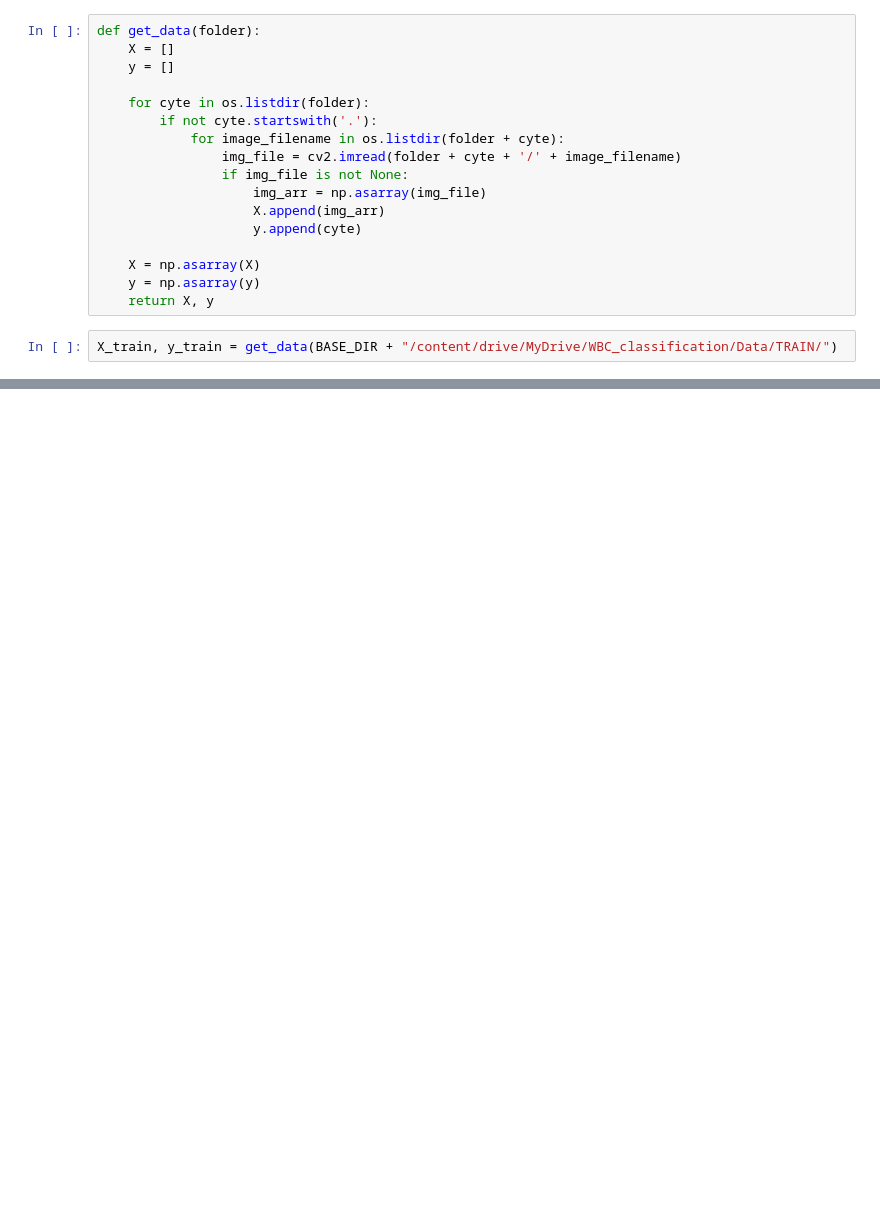
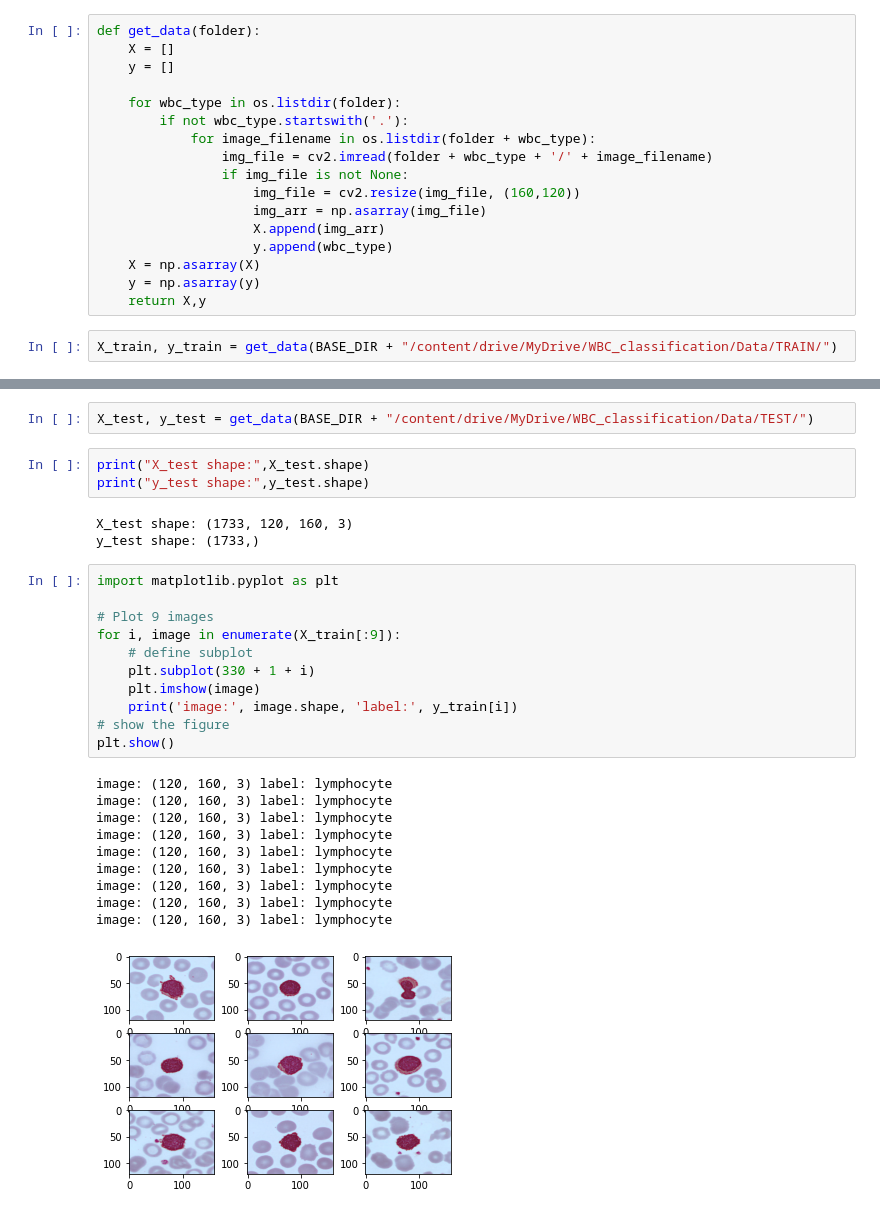
Before and after one commit to PTson2207/Classification-WBC, a Jupyter notebook: First_Classification.ipynb, the cells around one changed output, grey strips where cells are left out. Saved outputs shown, nothing was run; the diff lists cells and outputs as text; blank space fills up the shorter version.

```diff
--- a/First_Classification.ipynb
+++ b/First_Classification.ipynb
@@ -22,17 +26,17 @@ def get_data(folder):
     X = []
     y = []
 
-    for cyte in os.listdir(folder):
-        if not cyte.startswith('.'):
-            for image_filename in os.listdir(folder + cyte):
-                img_file = cv2.imread(folder + cyte + '/' + image_filename)
+    for wbc_type in os.listdir(folder):
+        if not wbc_type.startswith('.'):
+            for image_filename in os.listdir(folder + wbc_type):
+                img_file = cv2.imread(folder + wbc_type + '/' + image_filename)
                 if img_file is not None:
+                    img_file = cv2.resize(img_file, (160,120))
                     img_arr = np.asarray(img_file)
                     X.append(img_arr)
-                    y.append(cyte)
-
+                    y.append(wbc_type)
     X = np.asarray(X)
     y = np.asarray(y)
-    return X, y
+    return X,y
 # %%
 X_train, y_train = get_data(BASE_DIR + "/content/drive/MyDrive/WBC_classification/Data/TRAIN/")
@@ -38,0 +49,30 @@ X_train, y_train = get_data(BASE_DIR + "/content/drive/MyDrive/WBC_classificatio
+# %%
+X_test, y_test = get_data(BASE_DIR + "/content/drive/MyDrive/WBC_classification/Data/TEST/")
+# %%
+print("X_test shape:",X_test.shape)
+print("y_test shape:",y_test.shape)
+# %% [output]
+X_test shape: (1733, 120, 160, 3)
+y_test shape: (1733,)
+# %%
+import matplotlib.pyplot as plt
+
+# Plot 9 images
+for i, image in enumerate(X_train[:9]):
+    # define subplot
+    plt.subplot(330 + 1 + i)
+    plt.imshow(image)
+    print('image:', image.shape, 'label:', y_train[i])
+# show the figure
+plt.show()
+# %% [output]
+image: (120, 160, 3) label: lymphocyte
+image: (120, 160, 3) label: lymphocyte
+image: (120, 160, 3) label: lymphocyte
+image: (120, 160, 3) label: lymphocyte
+image: (120, 160, 3) label: lymphocyte
+image: (120, 160, 3) label: lymphocyte
+image: (120, 160, 3) label: lymphocyte
+image: (120, 160, 3) label: lymphocyte
+image: (120, 160, 3) label: lymphocyte
+[figure, added]
```
Also changed, not shown: parts of 11 cells of this notebook.
